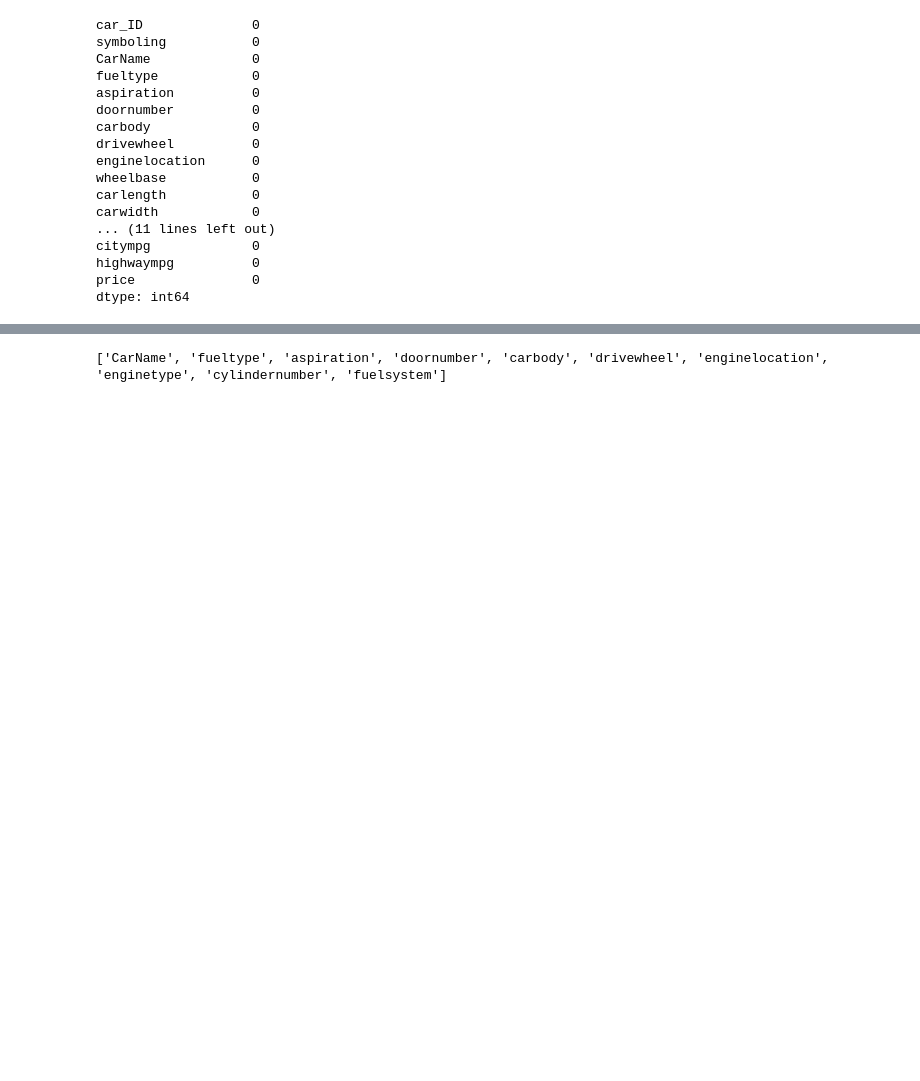
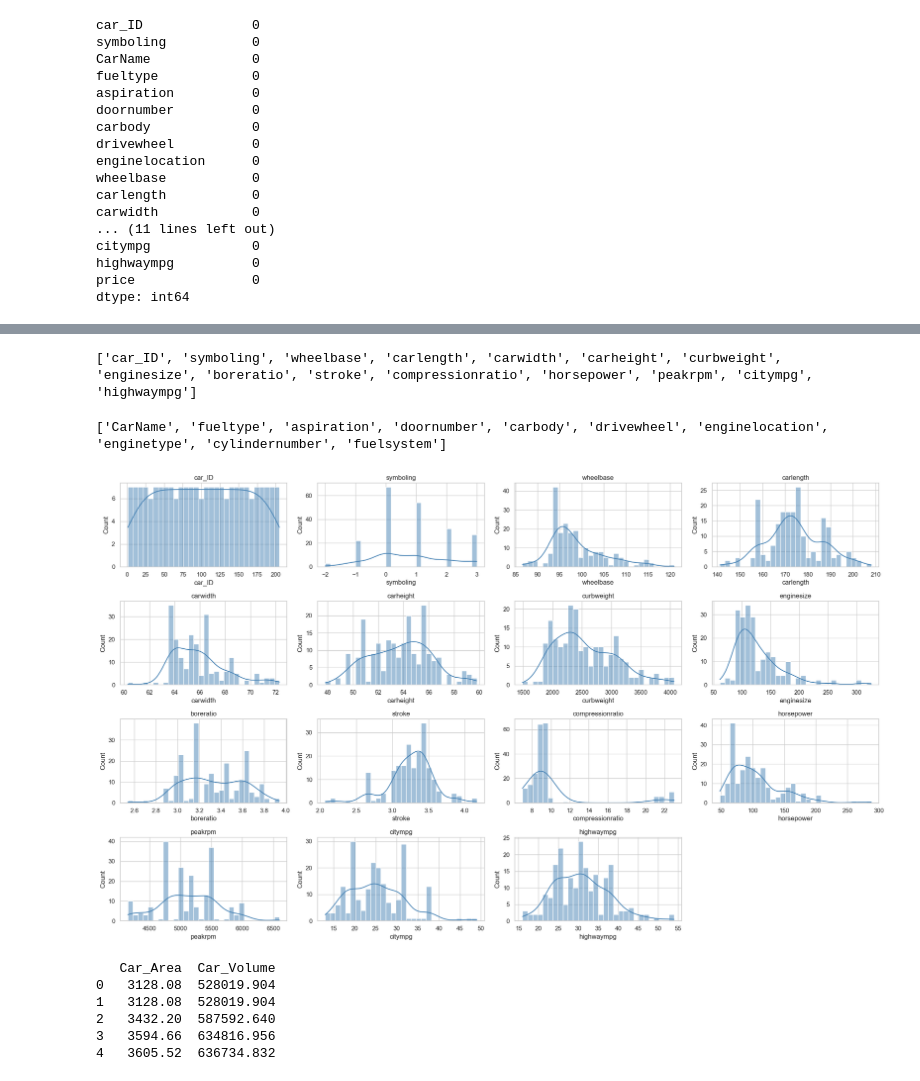
Before and after one commit to Abhineetsahay/LinearRegression, a Jupyter notebook: CarPredict.ipynb, the cells around one changed output, grey strips where cells are left out. Saved outputs shown, nothing was run; the diff lists cells and outputs as text; code cells hidden in the pictures; blank space fills up the shorter version.

```diff
--- a/CarPredict.ipynb
+++ b/CarPredict.ipynb
@@ -37 +53,14 @@ dtype: int64
+# %%
+def get_numerical_columns(df, exclude_columns=['price']):
+    """
+    Returns a list of numerical column names from the DataFrame,
+    excluding specified columns (e.g., target variable).
+    """
+    return [col for col in df.columns if df[col].dtype != 'object' and col not in exclude_columns]
+
+# Usage
+numerical_cols = get_numerical_columns(df)
+print(numerical_cols)
+# %% [output]
+['car_ID', 'symboling', 'wheelbase', 'carlength', 'carwidth', 'carheight', 'curbweight', 'enginesize', 'boreratio', 'stroke', 'compressionratio', 'horsepower', 'peakrpm', 'citympg', 'highwaympg']
 # %%
@@ -56,0 +77,25 @@ X_transformed = column_transformer.fit_transform(X)
+# %%
+plt.figure(figsize=(20, 12))
+for i, col in enumerate(numerical_cols, 1):
+    plt.subplot(4, 4, i)
+    sn.histplot(df[col], kde=True, bins=30, color='steelblue')
+    plt.title(col)
+    plt.tight_layout()
+
+plt.show()
+# %% [output]
+[figure, added]
+# %%
+df['Car_Area']=df['carheight']*df['carwidth']
+
+df['Car_Volume']=df['carheight']*df['carwidth']*df['carlength']
+
+
+print(df[['Car_Area','Car_Volume']].head())
+# %% [output]
+   Car_Area  Car_Volume
+0   3128.08  528019.904
+1   3128.08  528019.904
+2   3432.20  587592.640
+3   3594.66  634816.956
+4   3605.52  636734.832
```
Also changed, not shown: parts of 14 cells of this notebook.
